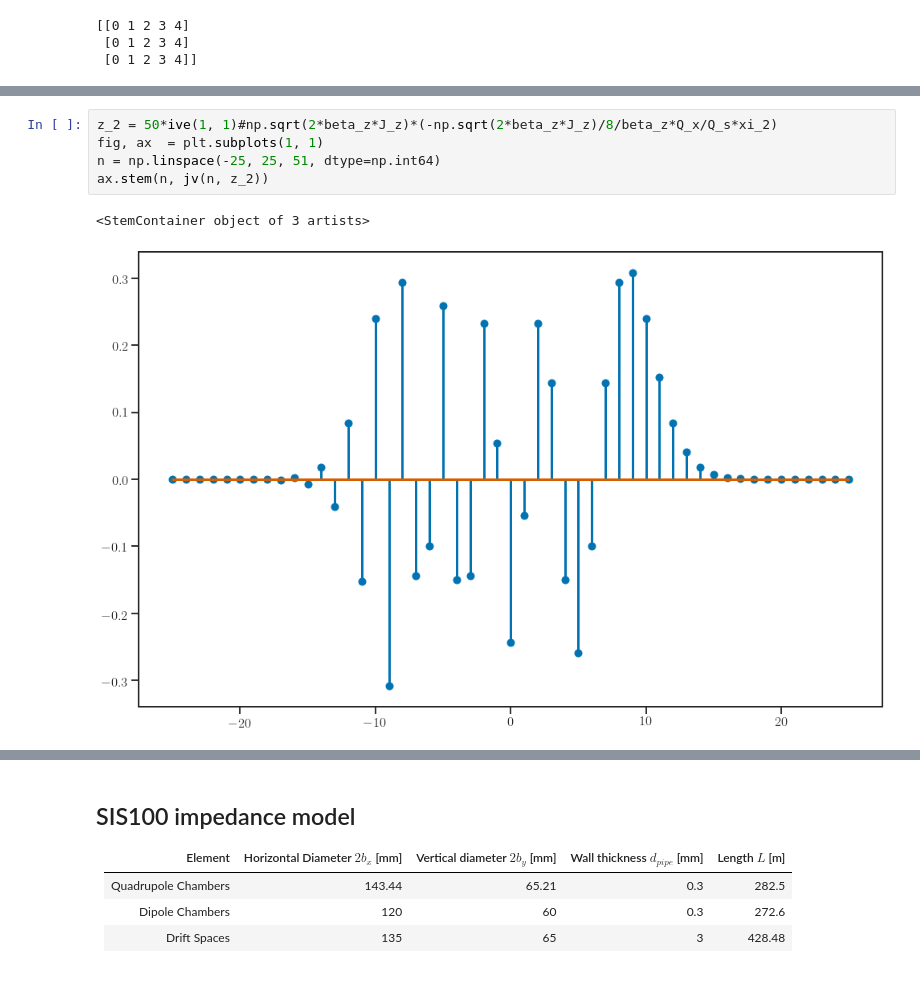
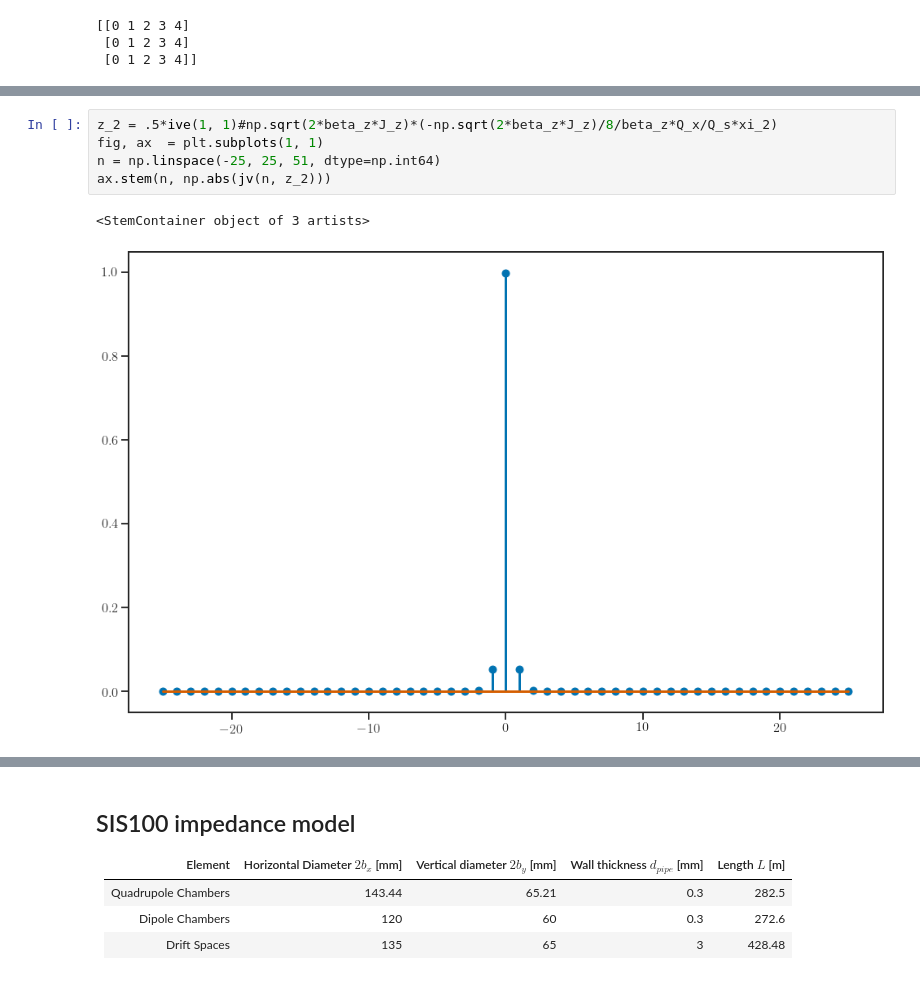
Before and after one commit to gubaidulinvadim/Dispersion-relations, a Jupyter notebook: Notebooks/Beam-mode spectra.ipynb, the cells around one changed output, grey strips where cells are left out. Cells and saved outputs as stored; diff of their text form.

```diff
--- a/Notebooks/Beam-mode spectra.ipynb
+++ b/Notebooks/Beam-mode spectra.ipynb
@@ -216,13 +216,13 @@ eff_impedance(-1)
 -10.296675191815854
 array(-1.37547155e+11+4.32607613e+11j)
 # %%
-z_2 = 50*ive(1, 1)#np.sqrt(2*beta_z*J_z)*(-np.sqrt(2*beta_z*J_z)/8/beta_z*Q_x/Q_s*xi_2)
+z_2 = .5*ive(1, 1)#np.sqrt(2*beta_z*J_z)*(-np.sqrt(2*beta_z*J_z)/8/beta_z*Q_x/Q_s*xi_2)
 fig, ax  = plt.subplots(1, 1)
 n = np.linspace(-25, 25, 51, dtype=np.int64)
-ax.stem(n, jv(n, z_2))
+ax.stem(n, np.abs(jv(n, z_2)))
 # %% [output]
 <StemContainer object of 3 artists>
-[figure, old version]
+[figure, new version]
 # %%
 %%time
 p = np.linspace(-100000, 100000, 200001)
```
Also changed, not shown: parts of 14 cells of this notebook, 4 other files.
